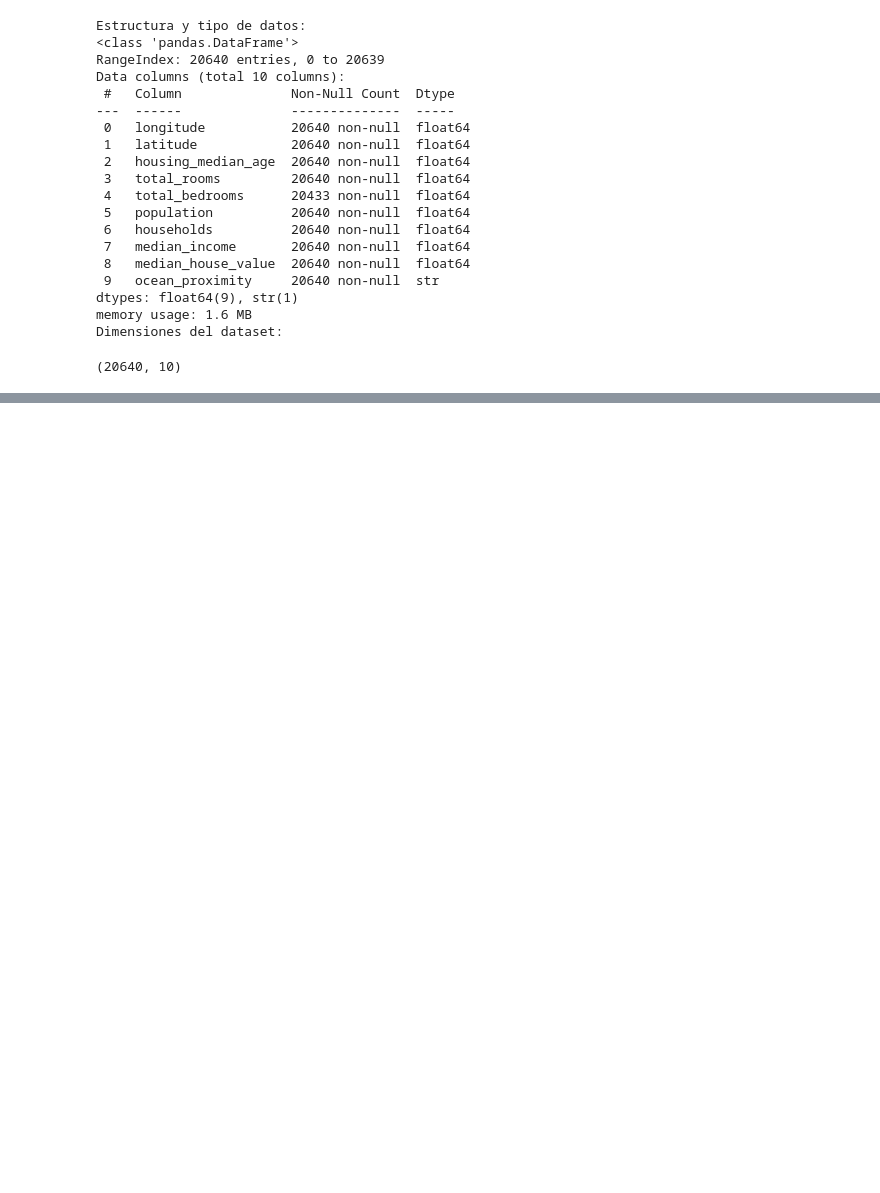
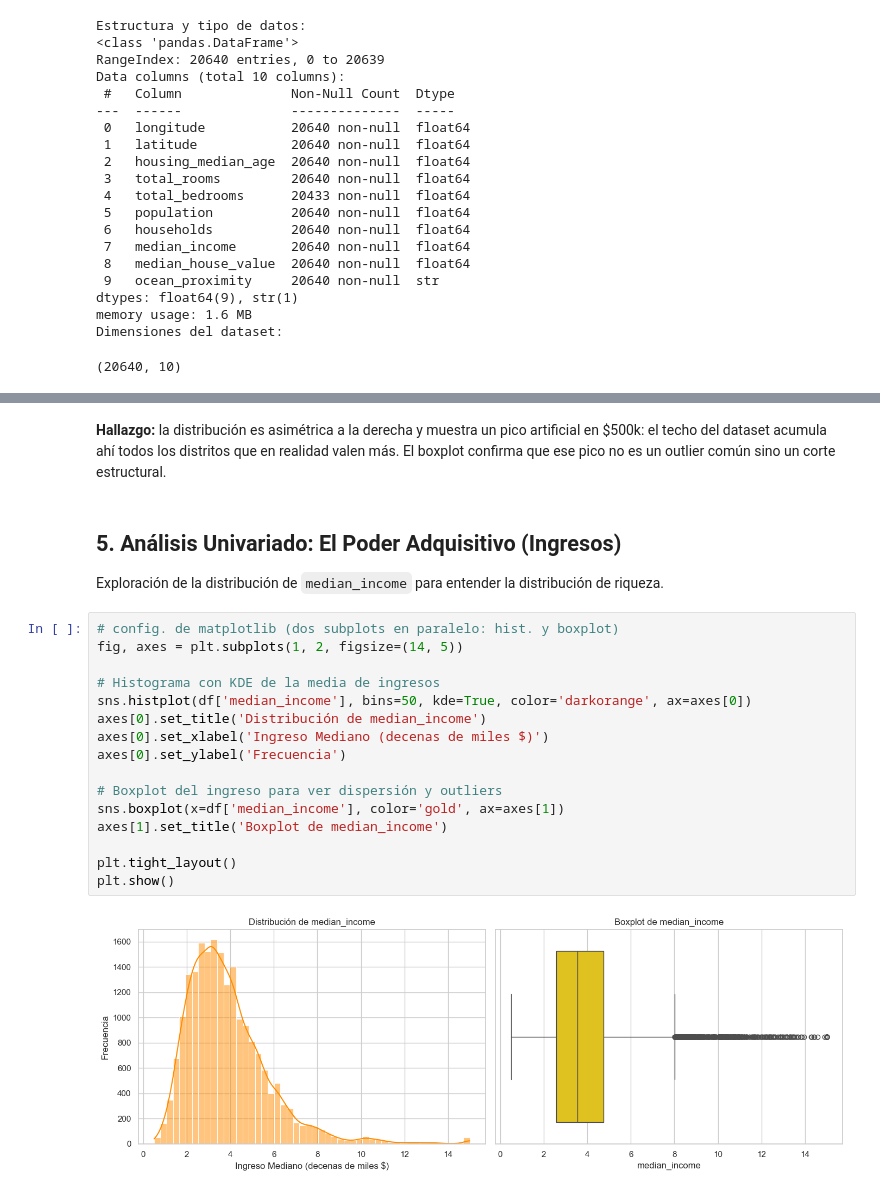
Before and after one commit to katherinevarela775/C1DS-Price_Analysis, a Jupyter notebook: notebooks/house_prices.ipynb, the cells around one changed output, grey strips where cells are left out. Saved outputs shown, nothing was run; the diff lists cells and outputs as text; blank space fills up the shorter version.

```diff
--- a/notebooks/house_prices.ipynb
+++ b/notebooks/house_prices.ipynb
@@ -83,0 +108,23 @@ Dimensiones del dataset:
+# %% [markdown]
+**Hallazgo:** la distribución es asimétrica a la derecha y muestra un pico artificial en $500k: el techo del dataset acumula ahí todos los distritos que en realidad valen más. El boxplot confirma que ese pico no es un outlier común sino un corte estructural.
+# %% [markdown]
+## 5. Análisis Univariado: El Poder Adquisitivo (Ingresos)
+Exploración de la distribución de `median_income` para entender la distribución de riqueza.
+# %%
+# config. de matplotlib (dos subplots en paralelo: hist. y boxplot)
+fig, axes = plt.subplots(1, 2, figsize=(14, 5))
+
+# Histograma con KDE de la media de ingresos
+sns.histplot(df['median_income'], bins=50, kde=True, color='darkorange', ax=axes[0])
+axes[0].set_title('Distribución de median_income')
+axes[0].set_xlabel('Ingreso Mediano (decenas de miles $)')
+axes[0].set_ylabel('Frecuencia')
+
+# Boxplot del ingreso para ver dispersión y outliers
+sns.boxplot(x=df['median_income'], color='gold', ax=axes[1])
+axes[1].set_title('Boxplot de median_income')
+
+plt.tight_layout()
+plt.show()
+# %% [output]
+[figure, added]
```
Also changed, not shown: parts of 9 cells of this notebook.
